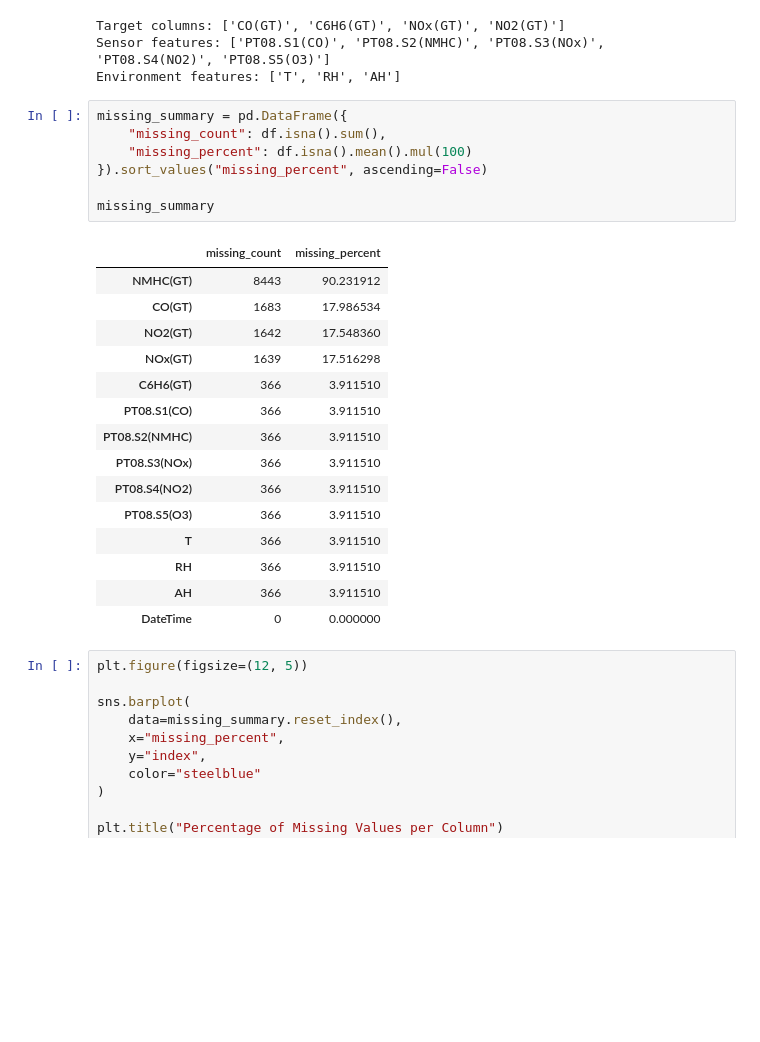
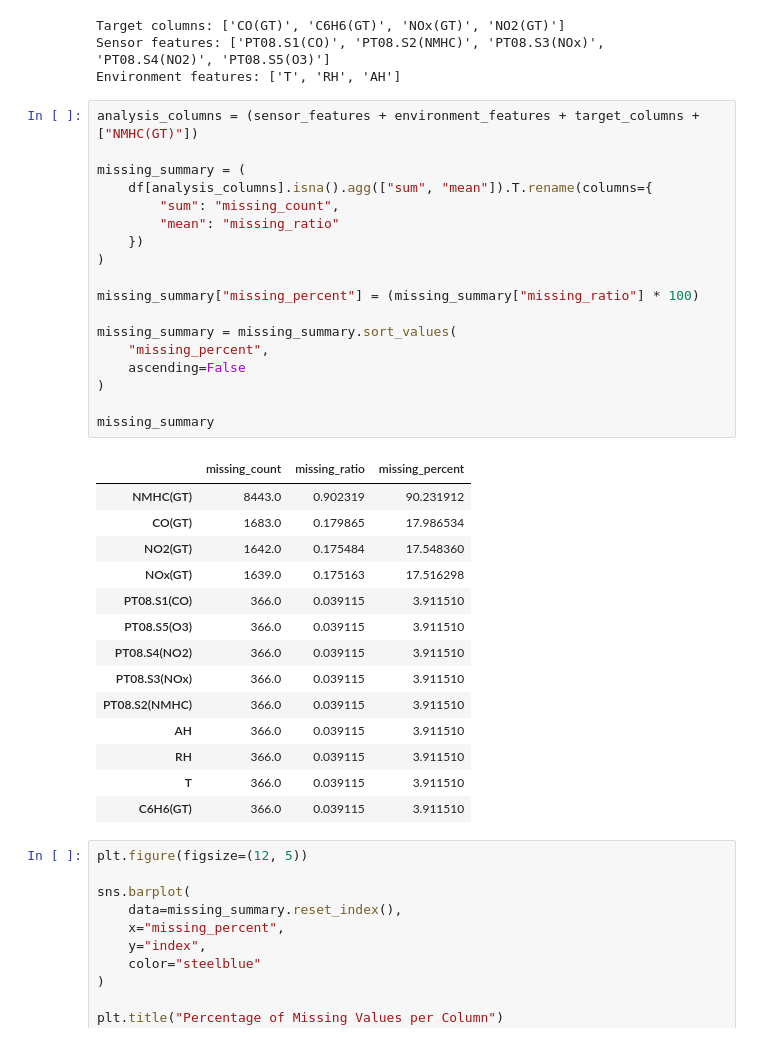
Before and after one commit to AkmalFazli27/air-quality-estimation, a Jupyter notebook: notebooks/eda.ipynb, the cells around one changed output. Saved outputs shown, nothing was run; the diff lists cells and outputs as text; blank space fills up the shorter version.

Commit message:
refactor: expand the missing value summary

```diff
--- a/notebooks/eda.ipynb
+++ b/notebooks/eda.ipynb
@@ -120,28 +120,38 @@ Target columns: ['CO(GT)', 'C6H6(GT)', 'NOx(GT)', 'NO2(GT)']
 Sensor features: ['PT08.S1(CO)', 'PT08.S2(NMHC)', 'PT08.S3(NOx)', 'PT08.S4(NO2)', 'PT08.S5(O3)']
 Environment features: ['T', 'RH', 'AH']
 # %%
-missing_summary = pd.DataFrame({
-    "missing_count": df.isna().sum(),
-    "missing_percent": df.isna().mean().mul(100)
-}).sort_values("missing_percent", ascending=False)
+analysis_columns = (sensor_features + environment_features + target_columns + ["NMHC(GT)"])
+
+missing_summary = (
+    df[analysis_columns].isna().agg(["sum", "mean"]).T.rename(columns={
+        "sum": "missing_count",
+        "mean": "missing_ratio"
+    })
+)
+
+missing_summary["missing_percent"] = (missing_summary["missing_ratio"] * 100)
+
+missing_summary = missing_summary.sort_values(
+    "missing_percent",
+    ascending=False
+)
 
 missing_summary
 # %% [output]
-|  | missing_count | missing_percent |
-| NMHC(GT) | 8443 | 90.231912 |
-| CO(GT) | 1683 | 17.986534 |
-| NO2(GT) | 1642 | 17.548360 |
-| NOx(GT) | 1639 | 17.516298 |
-| C6H6(GT) | 366 | 3.911510 |
-| PT08.S1(CO) | 366 | 3.911510 |
-| PT08.S2(NMHC) | 366 | 3.911510 |
-| PT08.S3(NOx) | 366 | 3.911510 |
-| PT08.S4(NO2) | 366 | 3.911510 |
-| PT08.S5(O3) | 366 | 3.911510 |
-| T | 366 | 3.911510 |
-| RH | 366 | 3.911510 |
-| AH | 366 | 3.911510 |
-| DateTime | 0 | 0.000000 |
+|  | missing_count | missing_ratio | missing_percent |
+| NMHC(GT) | 8443.0 | 0.902319 | 90.231912 |
+| CO(GT) | 1683.0 | 0.179865 | 17.986534 |
+| NO2(GT) | 1642.0 | 0.175484 | 17.548360 |
+| NOx(GT) | 1639.0 | 0.175163 | 17.516298 |
+| PT08.S1(CO) | 366.0 | 0.039115 | 3.911510 |
+| PT08.S5(O3) | 366.0 | 0.039115 | 3.911510 |
+| PT08.S4(NO2) | 366.0 | 0.039115 | 3.911510 |
+| PT08.S3(NOx) | 366.0 | 0.039115 | 3.911510 |
+| PT08.S2(NMHC) | 366.0 | 0.039115 | 3.911510 |
+| AH | 366.0 | 0.039115 | 3.911510 |
+| RH | 366.0 | 0.039115 | 3.911510 |
+| T | 366.0 | 0.039115 | 3.911510 |
+| C6H6(GT) | 366.0 | 0.039115 | 3.911510 |
 # %%
 plt.figure(figsize=(12, 5))
 
```
